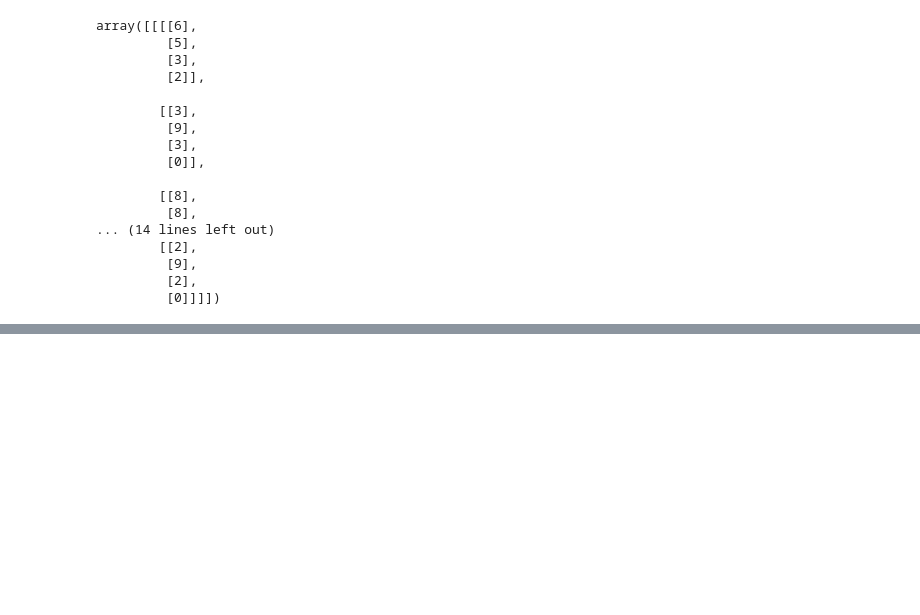
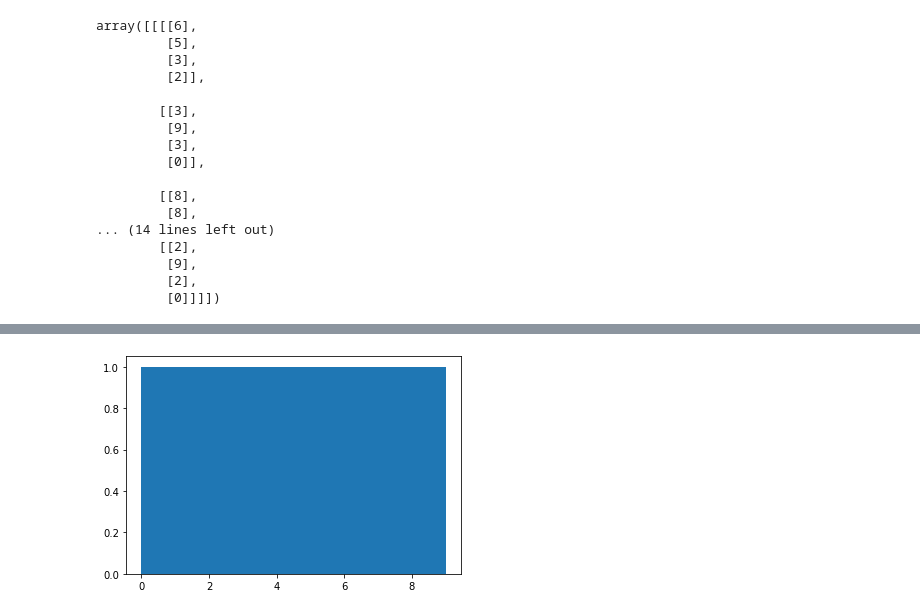
Before and after one commit to mayurvarma14/ml-libraries-demo, a Jupyter notebook: numpy/Intro to NumPy.ipynb, the cells around one changed output, grey strips where cells are left out. Drawn from its saved outputs; the diff is of its cells as text; code cells hidden in the pictures; blank space fills up the shorter version.

```diff
--- a/numpy/Intro to NumPy.ipynb
+++ b/numpy/Intro to NumPy.ipynb
@@ -219,0 +377,5 @@ array([[[[6],
+# %%
+plt.hist(np.arange(0,10,1))
+plt.show()
+# %% [output]
+[figure, added]
```
Also changed, not shown: parts of 42 cells of this notebook.
